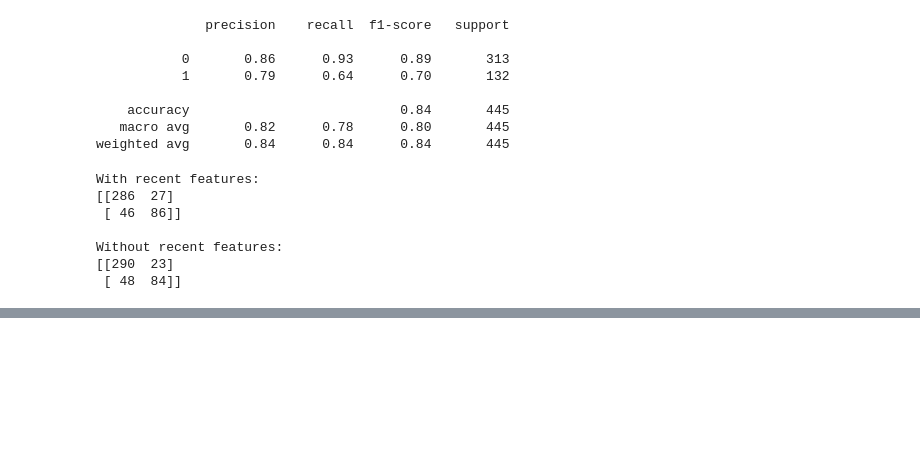
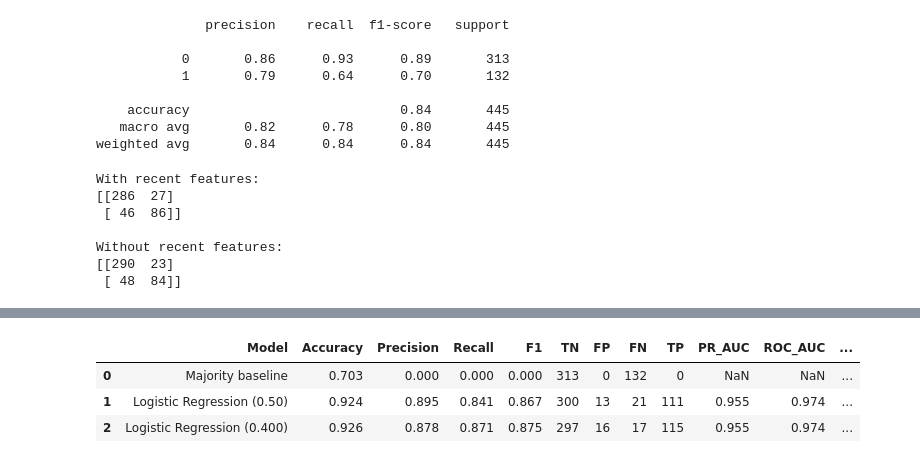
Before and after one commit to O-ASwIN-O/ChurnGuard, a Jupyter notebook: notebook/03_model_training.ipynb, the cells around one changed output, grey strips where cells are left out. Cells and saved outputs as stored; diff of their text form; code cells hidden in the pictures; blank space fills up the shorter version.

```diff
--- a/notebook/03_model_training.ipynb
+++ b/notebook/03_model_training.ipynb
@@ -343,0 +416,89 @@ results_df.to_csv(
+# %%
+from pathlib import Path
+from sklearn.dummy import DummyClassifier
+from sklearn.metrics import (
+    accuracy_score,
+    average_precision_score,
+    brier_score_loss,
+    confusion_matrix,
+    precision_score,
+    recall_score,
+    roc_auc_score,
+)
+
+test_probabilities = final_model.predict_proba(X_test_final)[:, 1]
+test_prediction_selected = (test_probabilities >= selected_threshold).astype(int)
+test_prediction_default = (test_probabilities >= 0.5).astype(int)
+
+final_metrics = []
+dummy_final = DummyClassifier(strategy="most_frequent")
+dummy_final.fit(X_train_final, y_train_final)
+dummy_prediction = dummy_final.predict(X_test_final)
+
+for model_name, prediction, probability in [
+    ("Majority baseline", dummy_prediction, None),
+    ("Logistic Regression (0.50)", test_prediction_default, test_probabilities),
+    (f"Logistic Regression ({selected_threshold:.3f})", test_prediction_selected, test_probabilities),
+]:
+    row = {
+        "Model": model_name,
+        "Accuracy": accuracy_score(y_test_final, prediction),
+        "Precision": precision_score(y_test_final, prediction, zero_division=0),
+        "Recall": recall_score(y_test_final, prediction, zero_division=0),
+        "F1": f1_score(y_test_final, prediction, zero_division=0),
+        "TN": int(confusion_matrix(y_test_final, prediction).ravel()[0]),
+        "FP": int(confusion_matrix(y_test_final, prediction).ravel()[1]),
+        "FN": int(confusion_matrix(y_test_final, prediction).ravel()[2]),
+        "TP": int(confusion_matrix(y_test_final, prediction).ravel()[3]),
+    }
+    if probability is not None:
+        row["PR_AUC"] = average_precision_score(y_test_final, probability)
+        row["ROC_AUC"] = roc_auc_score(y_test_final, probability)
+        row["Brier_score"] = brier_score_loss(y_test_final, probability)
+    else:
+        row["PR_AUC"] = np.nan
+        row["ROC_AUC"] = np.nan
+        row["Brier_score"] = np.nan
+    final_metrics.append(row)
+
+final_metrics_df = pd.DataFrame(final_metrics)
+display(final_metrics_df.round(3))
+print("\nSelected-threshold test confusion matrix [TN, FP; FN, TP]:")
+print(confusion_matrix(y_test_final, test_prediction_selected))
+
+capacity_rows = []
+ranked_test = pd.DataFrame({
+    "actual": y_test_final.to_numpy(),
+    "score": test_probabilities,
+}).sort_values("score", ascending=False)
+total_test_churners = int(ranked_test["actual"].sum())
+for capacity in (0.10, 0.20, 0.30):
+    target_count = int(np.ceil(len(ranked_test) * capacity))
+    captured = int(ranked_test.head(target_count)["actual"].sum())
+    capacity_rows.append({
+        "Targeted_share": capacity,
+        "Customers_targeted": target_count,
+        "Precision_at_capacity": captured / target_count,
+        "Churners_captured": captured,
+        "Churn_recall_at_capacity": captured / total_test_churners,
+    })
+capacity_df = pd.DataFrame(capacity_rows)
+print("\nTest-set outcomes when targeting the highest-risk customers:")
+display(capacity_df.round(3))
+
+output_dir = Path("../data/processed")
+final_metrics_df.to_csv(output_dir / "day4_holdout_metrics.csv", index=False)
+capacity_df.to_csv(output_dir / "day4_capacity_analysis.csv", index=False)
+pd.DataFrame({
+    "Selected_threshold": [selected_threshold],
+    "Validation_F1": [best_f1],
+    "Validation_customers": [len(X_validation_final)],
+    "Test_customers": [len(X_test_final)],
+    "Selection_method": ["maximum validation F1"],
+}).to_csv(output_dir / "day4_threshold_selection.csv", index=False)
+print(f"\nSaved holdout metrics, capacity analysis, and threshold selection to {output_dir}.")
+# %% [output]
+|  | Model | Accuracy | Precision | Recall | F1 | TN | FP | FN | TP | PR_AUC | ROC_AUC | ... |
+| 0 | Majority baseline | 0.703 | 0.000 | 0.000 | 0.000 | 313 | 0 | 132 | 0 | NaN | NaN | ... |
+| 1 | Logistic Regression (0.50) | 0.924 | 0.895 | 0.841 | 0.867 | 300 | 13 | 21 | 111 | 0.955 | 0.974 | ... |
+| 2 | Logistic Regression (0.400) | 0.926 | 0.878 | 0.871 | 0.875 | 297 | 16 | 17 | 115 | 0.955 | 0.974 | ... |
```
Also changed, not shown: parts of 10 cells of this notebook, 17 other files.
